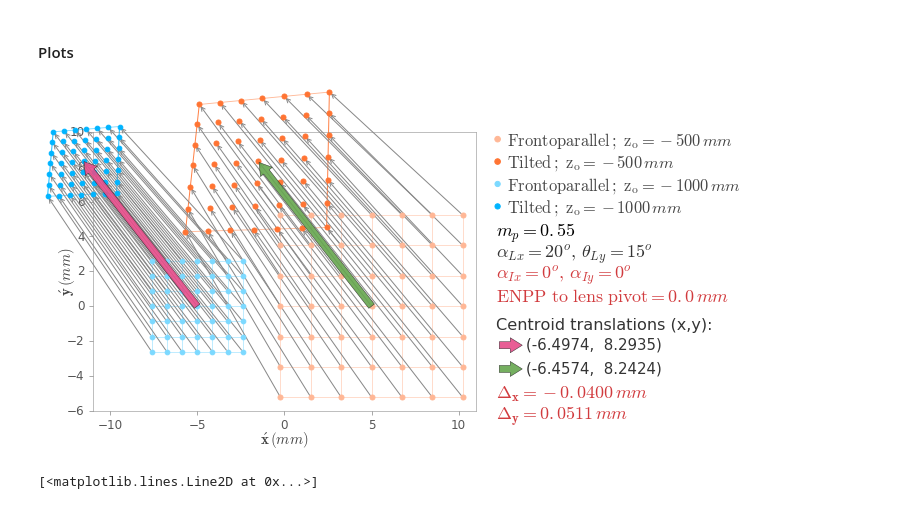
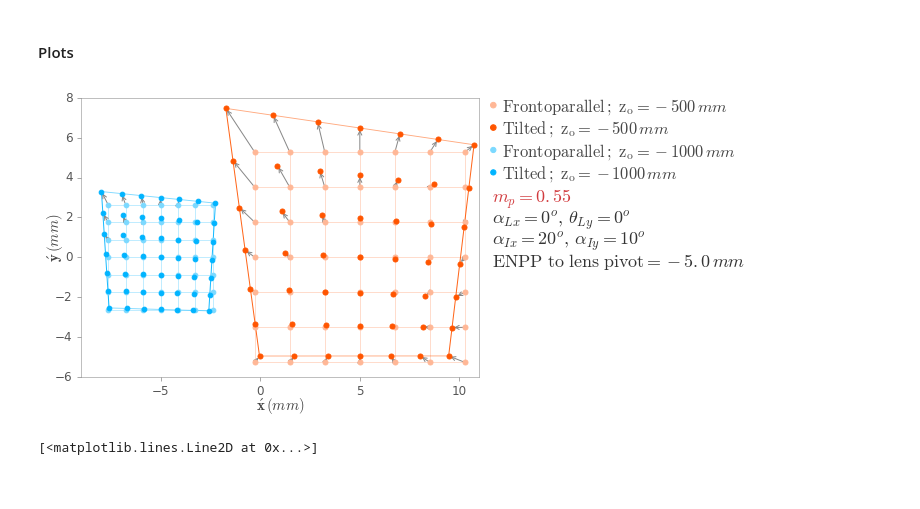
Before and after one commit to indranilsinharoy/phd-artifacts, a Jupyter notebook: chapters/chapter03_geometricmodel/code/Verification_general_object_image_relationship.ipynb, the cells around one changed output. Drawn from its saved outputs; the diff is of its cells as text; code cells hidden in the pictures.

Commit message:
updates to images of distortion grid

```diff
--- a/chapters/chapter03_geometricmodel/code/Verification_general_object_image_relationship.ipynb
+++ b/chapters/chapter03_geometricmodel/code/Verification_general_object_image_relationship.ipynb
@@ -643,8 +643,8 @@ hxB, hyB = np.meshgrid(nxB, nxB)
 # ****************************
 # Set optical system
 OPTICAL_SYSTEM = 1  # mp(1)=0.55 , mp(2)=1.0 or mp(not(1,2))=2.0
-PIVOT_OFFSET = 0    # 0 or 5 mm from the ENPP (actual offset is -5)
-COMPARE_PIVOT_OFFSET = True   # set OPTICAL_SYSTEM=2 set the particular PIVOT_OFFSET value = 0
+PIVOT_OFFSET = 5    # 0 or 5 mm from the ENPP (actual offset is -5)
+COMPARE_PIVOT_OFFSET = False   # set OPTICAL_SYSTEM=2 set the particular PIVOT_OFFSET value = 0
 TILT_UNOFFSET = False
 # ******************************
 
@@ -655,9 +655,9 @@ if COMPARE_PIVOT_OFFSET:
     #thetaXLens, thetaYLens, thetaXImage, thetaYImage =  20, 15, 5, 5 # with Pivot_offset = 0, mp=1
     thetaXLens, thetaYLens, thetaXImage, thetaYImage =  20, 15, 0, 0 # with Pivot_offset = 5, mp=1
 else:
-    #thetaXLens, thetaYLens, thetaXImage, thetaYImage =  0, 0, 20, 0
+    thetaXLens, thetaYLens, thetaXImage, thetaYImage =  0, 0, 20, 10
     #thetaXLens, thetaYLens, thetaXImage, thetaYImage =  5, 0, 0, 0
-    thetaXLens, thetaYLens, thetaXImage, thetaYImage =  5, 0, 20, 0
+    #thetaXLens, thetaYLens, thetaXImage, thetaYImage =  5, 0, 20, 0
 
 assert PIVOT_OFFSET in (0, 5)
 
@@ -689,21 +689,27 @@ zFar = -1000.0
 
 
 # COMPUTATOINS
+
 # points @ object plane Z1
 XNear = np.vstack((fR*hx.reshape(1, n**2), fR*hy.reshape(1, n**2), zNear*np.ones((1, n**2))))
 XNearB = np.vstack((fR*hxB.reshape(1, nB**2), fR*hyB.reshape(1, nB**2), zNear*np.ones((1, nB**2))))
+
 # image points for zero tilts @ object plane Z1
 x1 = get_image_coordinates(XNear, 0, 0, 0, 0, mp, zoDash, de, deDash)
 x1B = get_image_coordinates(XNearB, 0, 0, 0, 0, mp, zoDash, de, deDash)
+
 # image points for finite tilts @ object plane Z1
 x2 = get_image_coordinates(XNear, thetaXLens, thetaYLens, thetaXImage, thetaYImage, mp, zoDash, de, deDash)
 x2B = get_image_coordinates(XNearB, thetaXLens, thetaYLens, thetaXImage, thetaYImage, mp, zoDash, de, deDash)
+
 # points @ object plane Z2
 XFar = np.vstack((fR*hx.reshape(1, n**2), fR*hy.reshape(1, n**2), zFar*np.ones((1, n**2))))
 XFarB = np.vstack((fR*hxB.reshape(1, nB**2), fR*hyB.reshape(1, nB**2), zFar*np.ones((1, nB**2))))
+
 # image points for zero tilts @ object plane Z2
 x3 = get_image_coordinates_v2(XFar, 0, 0, 0, 0, mp, zoDash, de, deDash)
 x3B = get_image_coordinates_v2(XFarB, 0, 0, 0, 0, mp, zoDash, de, deDash)
+
 # image points for finite tilts @ object plane Z1
 x4 = get_image_coordinates_v2(XFar, thetaXLens, thetaYLens, thetaXImage, thetaYImage, mp, zoDash, de, deDash)
 x4B = get_image_coordinates_v2(XFarB, thetaXLens, thetaYLens, thetaXImage, thetaYImage, mp, zoDash, de, deDash)
@@ -731,7 +737,7 @@ cmDisplaceZ2y = np.sum(x4[1, :]/n**2) - np.sum(x3[1, :]/n**2)
 fig, ax = plt.subplots(1, 1, figsize=(8.45, 5.), dpi=200)
 
 grid_col_notilt_z1 = '#FFB796'
-grid_col_tilt_z1 = '#FF7433'
+grid_col_tilt_z1 = '#FF5500' #'#FF7433'
 grid_col_notilt_z2 = '#7CD9FF'
 grid_col_tilt_z2 = '#00B4FF'
 
@@ -781,6 +787,7 @@ ax.plot(x2B[0, nB-1::nB] + xOffset - tOffset[0], x2B[1, nB-1::nB], color=grid_co
         lw=1.0, zorder=2, alpha=0.9,  clip_on=False) # left side
 ax.plot(x2B[0, ::nB] + xOffset - tOffset[0], x2B[1, ::nB], color=grid_col_tilt_z1,
         lw=1.0, zorder=2, alpha=0.9,  clip_on=False) # right side
+
 
 if COMPARE_PIVOT_OFFSET:
     # displacement vector
@@ -891,34 +898,34 @@ else:
     fig.text(0.86, 0.74 + txtOff, txt3, fontsize=18, color='#D13A3D')
     fig.text(0.86, 0.68 + txtOff, txt4, fontsize=18, color='#D13A3D')
     fig.text(0.86, 0.60 + txtOff, txt5, fontsize=16.15, color='#333333')
     fig.text(0.91, 0.546 + txtOff, txt6, fontsize=15, color='#333333')
     fig.text(0.91, 0.479 + txtOff, txt7, fontsize=15, color='#333333')
     ax.annotate("", xy=(1.12, 0.235), xycoords=ax.transAxes, xytext=(1.06, 0.235),
                 textcoords=ax.transAxes,
                 arrowprops=dict(fc='#e64d8a', ec='#222222', linewidth=0.5, headwidth=15,
                                 width=7, alpha=0.9),
                 annotation_clip=False, zorder=15)
     ax.annotate("", xy=(1.12, 0.15), xycoords=ax.transAxes, xytext=(1.06, 0.15),
                 textcoords=ax.transAxes,
                 arrowprops=dict(fc='#66A64F', ec='#222222', linewidth=0.5, headwidth=15,
                                 width=7, alpha=0.9),
                 annotation_clip=False, zorder=15)
     fig.text(0.86, 0.41 + txtOff, txt8, fontsize=18, color='#D13A3D')
     fig.text(0.86, 0.35 + txtOff, txt9, fontsize=18, color='#D13A3D')
 
 # Legend
 ax.legend(fontsize=16.5, scatterpoints=1, markerscale=1.12, scatteryoffsets=[0.5],
           ncol=1, loc='upper right', bbox_to_anchor=(1.287, 0.945), labelspacing=0.15,
           bbox_transform=fig.transFigure, handletextpad=0.3, handlelength=0.5)
 
 
 # Save the figure
 #saveFigure(fig, 'distortion_grid_33.png')
 #saveFigure(fig, 'centroid_translations_3.png')
 
 plt.show()
 # %% [output]
-[figure, old version]
+[figure, new version]
 # %%
 k = x2[:2, :] - x1[:2,:]
 s = x4[:2, :] - x3[:2, :]
```
Also changed, not shown: 18 other files.
